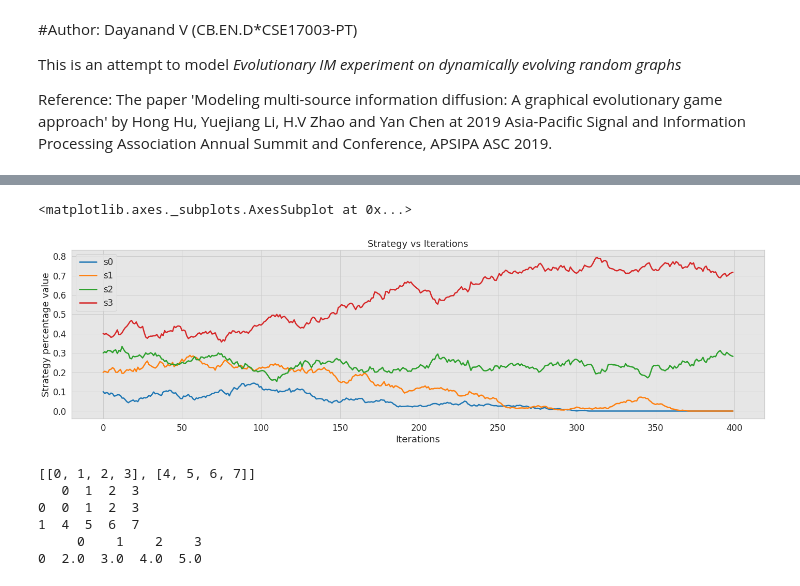
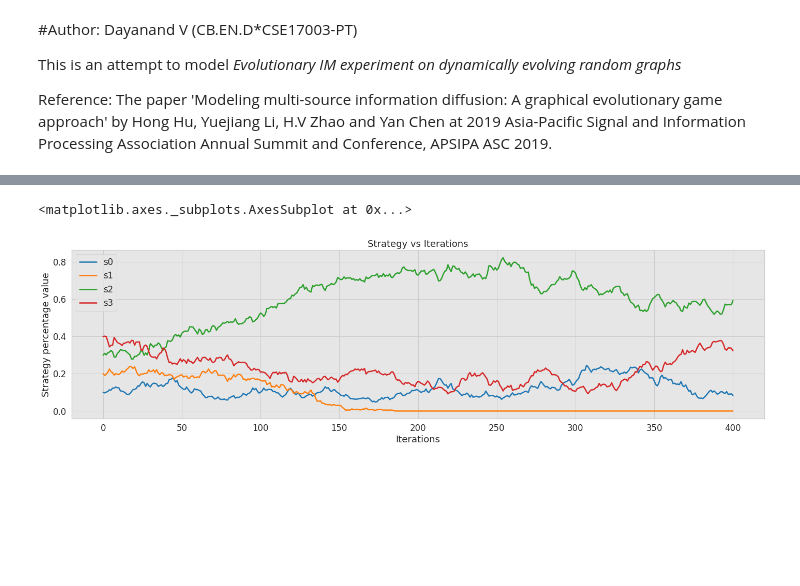
Before and after one commit to dayanandv/Dynamic-Graphs_Evolutionary-IM, a Jupyter notebook: Dynamic_Graphs_Evolutionary_IM.ipynb, the cells around one changed output, grey strips where cells are left out. Cells and saved outputs as stored; diff of their text form; code cells hidden in the pictures; blank space fills up the shorter version.

```diff
--- a/Dynamic_Graphs_Evolutionary_IM.ipynb
+++ b/Dynamic_Graphs_Evolutionary_IM.ipynb
@@ -18,13 +18,13 @@ from itertools import cycle
 import numpy as np
 # %%
 N = 2000    #Number of users
-k = 2      #Average degree
+k = 20      #Average degree
 p = k/N     #Probability that a node connects with any of it's arbitrary neighbour, might be same as the alpha (selection parametr) mentioned in the paper
-G_N = 40    #Number of times the graph has to be regenerated
-S_M = 100  #Number of times simulations have to be conducted on one graph
+G_N = 400  #Number of times the graph has to be regenerated
+S_M = 1000  #Number of times simulations have to be conducted on one graph
 payoff_matrix = [[0.4, 0.48, 0.48, 0.64], [0.48, 0.24, 0.64, 0.32], [0.48, 0.64, 0.24, 0.32], [0.64, 0.32, 0.32, 0.2]] #Initialized based on Equation (26)
 strategy_percentages = [0.1, 0.2, 0.3, 0.4] #Taking advantage of the index here, there are four strategies, viz 0, 1, 2, and 3
-final_results = (strategy_percentages)
+final_results = [strategy_percentages]
 no_of_iterations = 0
 change_percentage_nodes = 0.001 #Percentage of node changes expected in a graph per iteration (Dynamicity)
 change_percentage_edges = 0.001 #Percentage of changes expected in a graph per iteration (Dynamicity)
@@ -33,7 +33,7 @@ def update_strategy_percentage(G):
     strategy_counts = [0, 0, 0, 0]
     for user in list(G.nodes()):
         strategy_counts[int(G.nodes[user]['strategy'])] += 1
-    return [count / N for count in strategy_counts]
+    return [count / G.number_of_nodes() for count in strategy_counts]
 # %%
 #Initializes the user strategy according to the strategy_percentages fractions for 'number_of_nodes' users with id starting from start_id
 def initialize_strategies(start_id, number_of_nodes):
@@ -44,6 +43,7 @@ def initialize_strategies(start_id, number_of_nodes):
         G.nodes[start_id+iter]['fitness'] = payoff_matrix[strategies[iter]][strategies[iter]] # 1.2 Calculate each user's fitness value
 # %%
 for i in tqdm_notebook(range(G_N),desc='Graphs'): #Regerate graphs G_N times
+    #print("Graph #", i, "is created. Strategy percentages are:",strategy_percentages)
     G = nx.erdos_renyi_graph(N, p, seed = 100) #Generating random graph
     intermediate_results = [strategy_percentages] #List to store strategy percentages of each simulation on this graph, initialize it with the default values
     current_strategy_percentages = strategy_percentages
@@ -55,13 +55,13 @@ for i in tqdm_notebook(range(G_N),desc='Graphs'): #Regerate graphs G_N times
 
         #------------------------------------Graph evolves here--------------------------------------------------
         #----------Introducing new nodes into the graph and connecting them----------
-        node_count = G.number_of_nodes()
+        '''node_count = G.number_of_nodes()
         for k in range(int(node_count*change_percentage_nodes)):
             node_id = node_count+k
             G.add_node(node_id) #Add a new node with id continuing from last added id
             G.add_edges_from(zip(cycle([node_id]), random.sample(G.nodes(),int(p*N)))) #Create edges from the newly added node to other nodes in the graph with probability 'p'
         initialize_strategies(start_id=node_count, number_of_nodes=k+1) #Initialize the strategies for the newly added nodes
-        node_count = G.number_of_nodes()
+        node_count = G.number_of_nodes()'''
         #----------------------------------------------------------------------------
 
         #---------------Removing nodes from the current graph------------------------
@@ -88,12 +88,18 @@ for i in tqdm_notebook(range(G_N),desc='Graphs'): #Regerate graphs G_N times
             G.nodes[user]['strategy'] = G.nodes[neighbor]['strategy'] # 4.1 Update the strategy of focal user to that of neighbor's
             G.nodes[user]['fitness'] = payoff_matrix[G.nodes[user]['strategy']][G.nodes[neighbor]['strategy']] # 4.2 Re-calculate fitness
         current_strategy_percentages = update_strategy_percentage(G) # 5 Record each strategy's percentage
+        #strategy_percentages = update_strategy_percentage(G) # 5 Record each strategy's percentage
         intermediate_results.append(current_strategy_percentages)
-        print("Intermediate results:", intermediate_results)
+        #intermediate_results.append(strategy_percentages)
 
-    ###print("After Simulation #",k+1, "strategy values are:", current_strategy_percentages) # 6. Record/Output the simulation experiment's results
+        #-------------------------------------------------------------------------------------------------------------------
+        strategy_percentages = current_strategy_percentages #Strategy percentages are carried forward even for future graphs
+        #Comment the above line to start each graph with strategies reset to the strategy_percentages values
+        #--------------------------------------------------------------------------------------------------------------------
+
+        #print("After simulation #",j+1, ", strategy values are:", current_strategy_percentages) # 6. Record/Output the simulation experiment's results
     intermediate_results_df = pd.DataFrame(intermediate_results)
     final_results.append(intermediate_results_df.mean(axis = 0)) # Append each strategy's average percentage values in this simulation to the final result collection
 final_results_df = pd.DataFrame(final_results)
-final_results.columns=['s0','s1','s2','s3']
-#final_results.to_csv("results_" + time.strftime("%H%M%S_%d%m%Y") + ".csv", index=True, index_label='iteration') # 8. Record/Output the final average results
+final_results_df.columns=['s0','s1','s2','s3']
+#final_results_df.to_csv("results_" + time.strftime("%H%M%S_%d%m%Y") + ".csv", index=True, index_label='iteration') # 8. Record/Output the final average results
@@ -119,28 +106,11 @@ ValueError: ignored
 # %%
 plt.figure(figsize=(24, 6))
 sns.set_context("notebook", font_scale=1.5, rc={"lines.linewidth": 2.5})
 sns.set_style("whitegrid", {"axes.facecolor": ".9"})
 plt.xlabel("Iterations")
 plt.ylabel("Strategy percentage value")
 plt.title("Strategy vs Iterations")
-sns.lineplot(data=final_results, dashes=False)
+sns.lineplot(data=final_results_df, dashes=False)
 # %% [output]
 <matplotlib.axes._subplots.AxesSubplot at 0x...>
-[figure, old version]
+[figure, new version]
-# %%
-a = [[0, 1, 2, 3]]
-b = a.append([4, 5, 6, 7])
-print(a)
-c = pd.DataFrame(a)
-print(c)
-d = []
-d.append(c.mean(axis = 0))
-e = pd.DataFrame(d)
-print(e)
-# %% [output]
-[[0, 1, 2, 3], [4, 5, 6, 7]]
-   0  1  2  3
-0  0  1  2  3
-1  4  5  6  7
-     0    1    2    3
-0  2.0  3.0  4.0  5.0
```
Also changed, not shown: parts of 2 cells of this notebook.
